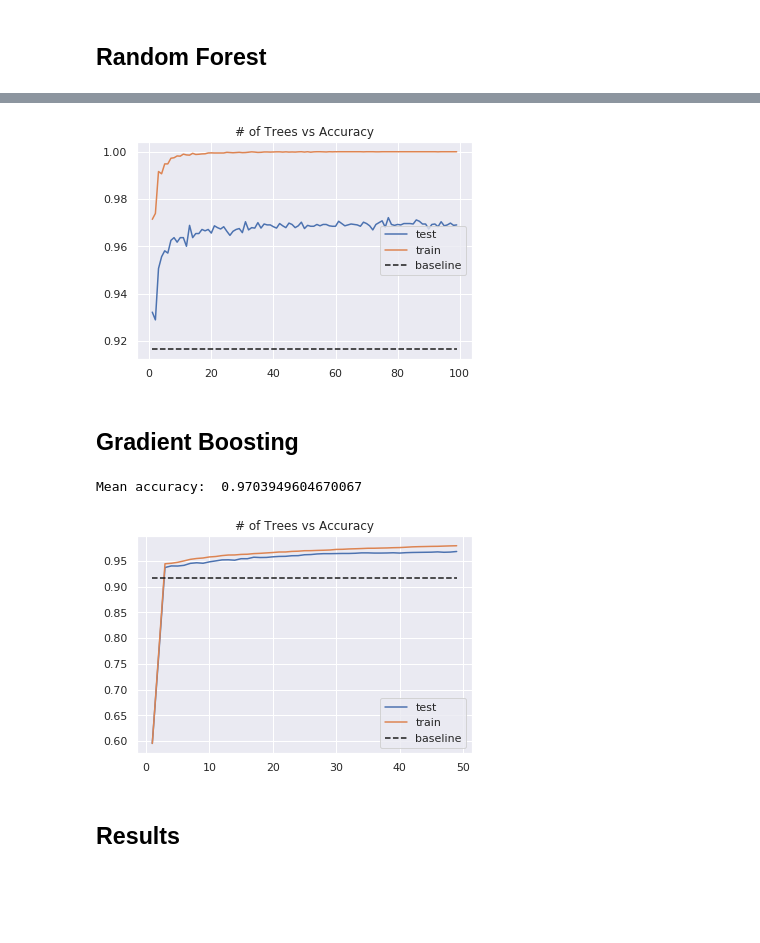
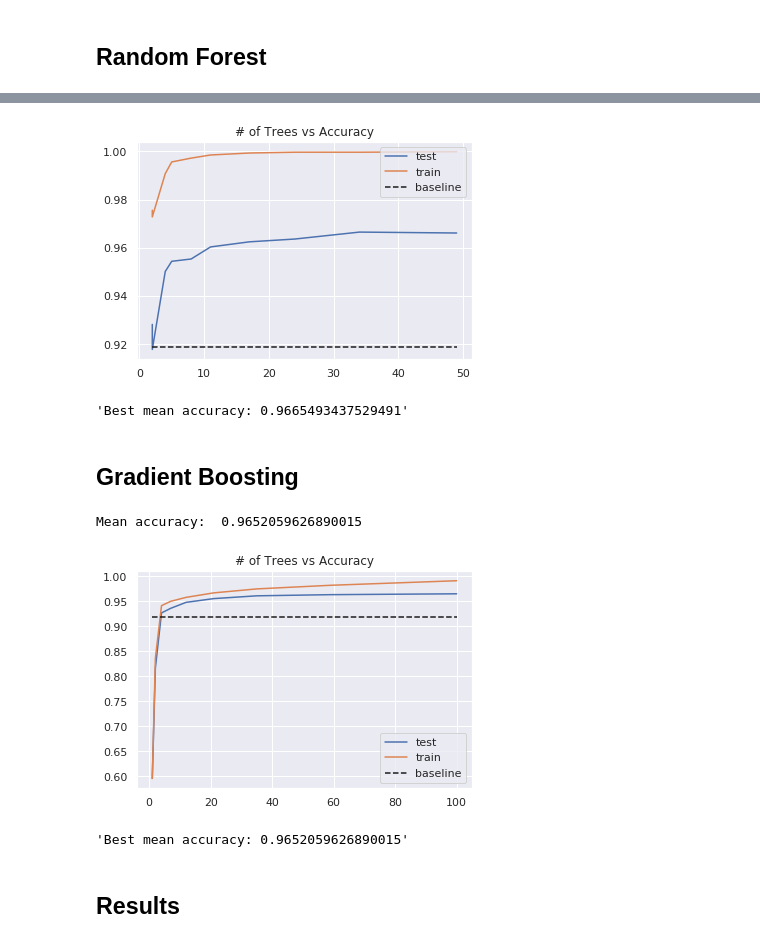
Before and after one commit to matheusfebarbosa/statistical-learning-assignment, a Jupyter notebook: koi_prediction.ipynb, the cells around one changed output, grey strips where cells are left out. Drawn from its saved outputs; the diff is of its cells as text; code cells hidden in the pictures; blank space fills up the shorter version.

```diff
--- a/koi_prediction.ipynb
+++ b/koi_prediction.ipynb
@@ -245,10 +234,10 @@ Mean accuracy:  0.8915818739377818
 # %%
-n_neigh =  list(range(1,40))
+n_neigh =  list(range(1,20,2))
 test_acc = [ ]
 train_acc = [ ]
 for n in n_neigh:
     knn = KNeighborsClassifier(n_neighbors=n)
-    tt_acc, tr_acc = k_fold_evaluate(knn,folds,accuracy_score)
+    tt_acc, tr_acc = cross_evaluate(knn,X,y,folds,accuracy_score)
 
     if(tt_acc > best_result['KNN']):
         best_result['KNN'] = tt_acc
@@ -262,5 +251,8 @@ plt.plot(n_neigh,train_acc, label='train')
 plt.plot(n_neigh,[baseline for _ in n_neigh],'k--', label='baseline')
 plt.title("# of Neighbors vs Accuracy")
 plt.gca().legend(('test','train','baseline'))
+plt.xticks(list(range(1,20,2)))
 plt.show()
+
+display("Best mean accuracy: "+str(best_result['KNN']))
 # %% [output]
@@ -270,7 +263,7 @@ plt.show()
 # %%
 rfc = RandomForestClassifier()
 
-mean_acc,_ = k_fold_evaluate(rfc,folds,accuracy_score)
+mean_acc,_ = cross_evaluate(rfc,X,y,folds,accuracy_score)
 
 best_model['Random Forest'] = rfc
 best_result['Random Forest'] = mean_acc
@@ -281,10 +274,10 @@ Mean accuracy:  0.9602078253158945
 # %%
-n_trees =  list(range(1,100))
+n_trees =  list(np.geomspace(2, 50, num=10, dtype=int))
 test_acc = [ ]
 train_acc = [ ]
 for s in n_trees:
     rfc = RandomForestClassifier(n_estimators = s)
-    tt_acc, tr_acc = k_fold_evaluate(rfc,folds,accuracy_score)
+    tt_acc, tr_acc = cross_evaluate(rfc,X,y,folds,accuracy_score)
 
     if(tt_acc > best_result['Random Forest']):
         best_result['Random Forest'] = tt_acc
@@ -299,43 +292,49 @@ plt.plot(n_trees,[baseline for _ in n_trees],'k--', label='baseline')
 plt.title("# of Trees vs Accuracy")
 plt.gca().legend(('test','train','baseline'))
 plt.show()
+
+display("Best mean accuracy: "+str(best_result['Random Forest']))
 # %% [output]
-[figure, old version]
+[figure, new version]
+'Best mean accuracy: 0.9665493437529491'
 # %% [markdown]
 ## Gradient Boosting
 # %%
 gbc = GradientBoostingClassifier()
 
-mean_acc,_ = k_fold_evaluate(gbc,folds,accuracy_score)
+mean_acc,_ = cross_evaluate(gbc,X,y,folds,accuracy_score)
 
-best_model['Gradient Bosting'] = gbc
-best_result['Gradient Bosting'] = mean_acc
+best_model['Gradient Boosting'] = gbc
+best_result['Gradient Boosting'] = mean_acc
 
 print("Mean accuracy: ",mean_acc)
 # %% [output]
-Mean accuracy:  0.9703949604670067
+Mean accuracy:  0.9652059626890015
 # %%
-n_trees =  list(range(1,50))
+n_trees =  list(np.geomspace(1, 100, num=10, dtype=int))
 test_acc = [ ]
 train_acc = [ ]
 for s in n_trees:
     gbc = GradientBoostingClassifier(n_estimators = s)
-    tt_acc, tr_acc = k_fold_evaluate(gbc,folds,accuracy_score)
+    tt_acc, tr_acc = cross_evaluate(gbc,X,y,folds,accuracy_score)
 
-    if(tt_acc > best_result['Gradient Bosting']):
-        best_result['Gradient Bosting'] = tt_acc
-        best_model['Gradient Bosting'] = gbc
+    if(tt_acc > best_result['Gradient Boosting']):
+        best_result['Gradient Boosting'] = tt_acc
+        best_model['Gradient Boosting'] = gbc
 
     train_acc.append(tr_acc)
     test_acc.append(tt_acc)
 
 plt.plot(n_trees,test_acc, label='test')
 plt.plot(n_trees,train_acc, label='train')
 plt.plot(n_trees,[baseline for _ in n_trees],'k--', label='baseline')
 plt.title("# of Trees vs Accuracy")
 plt.gca().legend(('test','train','baseline'))
 plt.show()
+
+display("Best mean accuracy: "+str(best_result['Gradient Boosting']))
 # %% [output]
-[figure, old version]
+[figure, new version]
+'Best mean accuracy: 0.9652059626890015'
 # %% [markdown]
 ## Results
```
Also changed, not shown: parts of 29 cells of this notebook.
